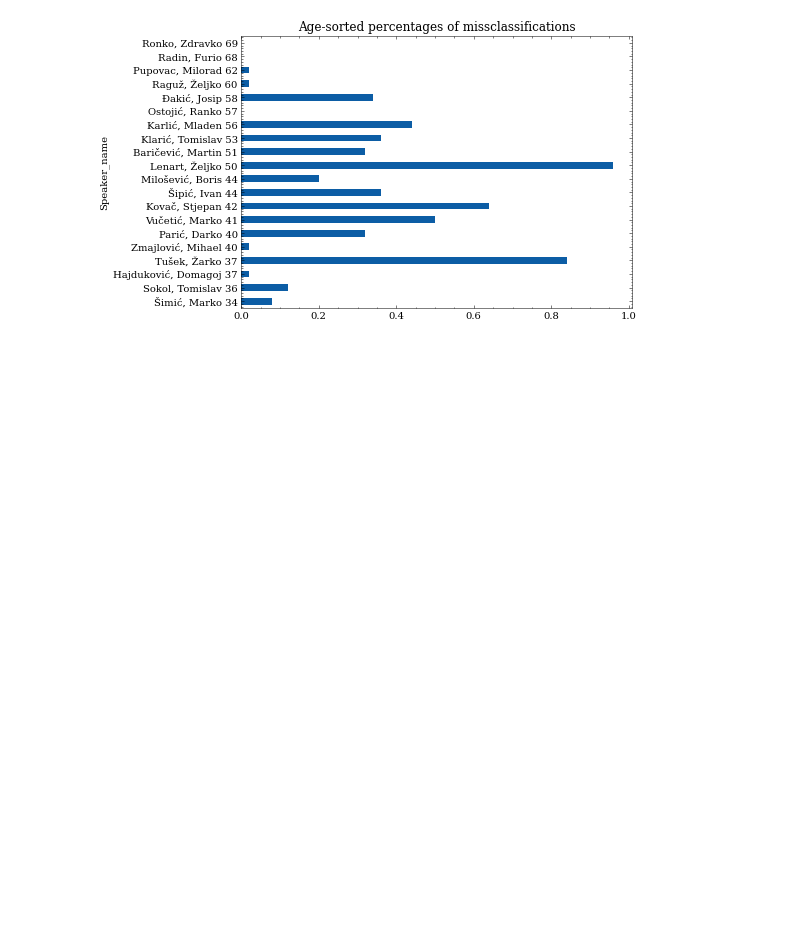
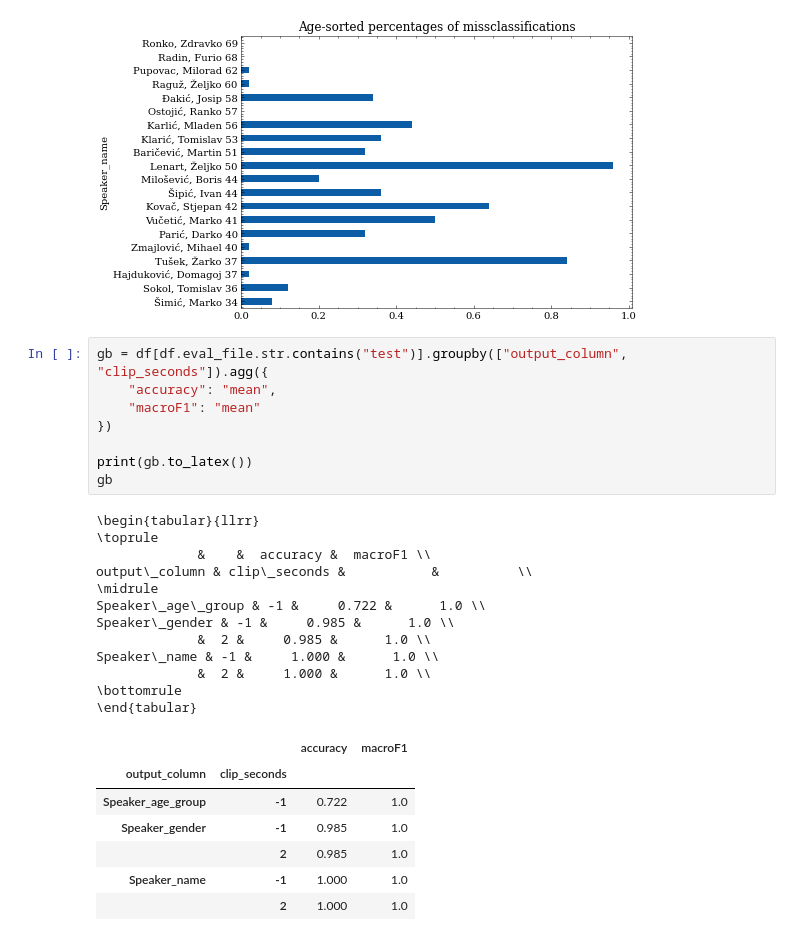
Before and after one commit to 5roop/task11, a Jupyter notebook: 013_analysis.ipynb, the cells around one changed output. Saved outputs shown, nothing was run; the diff lists cells and outputs as text; blank space fills up the shorter version.

```diff
--- a/013_analysis.ipynb
+++ b/013_analysis.ipynb
@@ -209,3 +209,31 @@ plt.savefig(fname+".png")
 plt.show()
 # %% [output]
 [figure]
+# %%
+gb = df[df.eval_file.str.contains("test")].groupby(["output_column", "clip_seconds"]).agg({
+    "accuracy": "mean",
+    "macroF1": "mean"
+})
+
+print(gb.to_latex())
+gb
+# %% [output]
+\begin{tabular}{llrr}
+\toprule
+             &    &  accuracy &  macroF1 \\
+output\_column & clip\_seconds &           &          \\
+\midrule
+Speaker\_age\_group & -1 &     0.722 &      1.0 \\
+Speaker\_gender & -1 &     0.985 &      1.0 \\
+             &  2 &     0.985 &      1.0 \\
+Speaker\_name & -1 &     1.000 &      1.0 \\
+             &  2 &     1.000 &      1.0 \\
+\bottomrule
+\end{tabular}
+|  |  | accuracy | macroF1 |
+| output_column | clip_seconds |  |  |
+| Speaker_age_group | -1 | 0.722 | 1.0 |
+| Speaker_gender | -1 | 0.985 | 1.0 |
+|  | 2 | 0.985 | 1.0 |
+| Speaker_name | -1 | 1.000 | 1.0 |
+|  | 2 | 1.000 | 1.0 |
```
Also changed, not shown: parts of 1 cell of this notebook, 1 other file.
